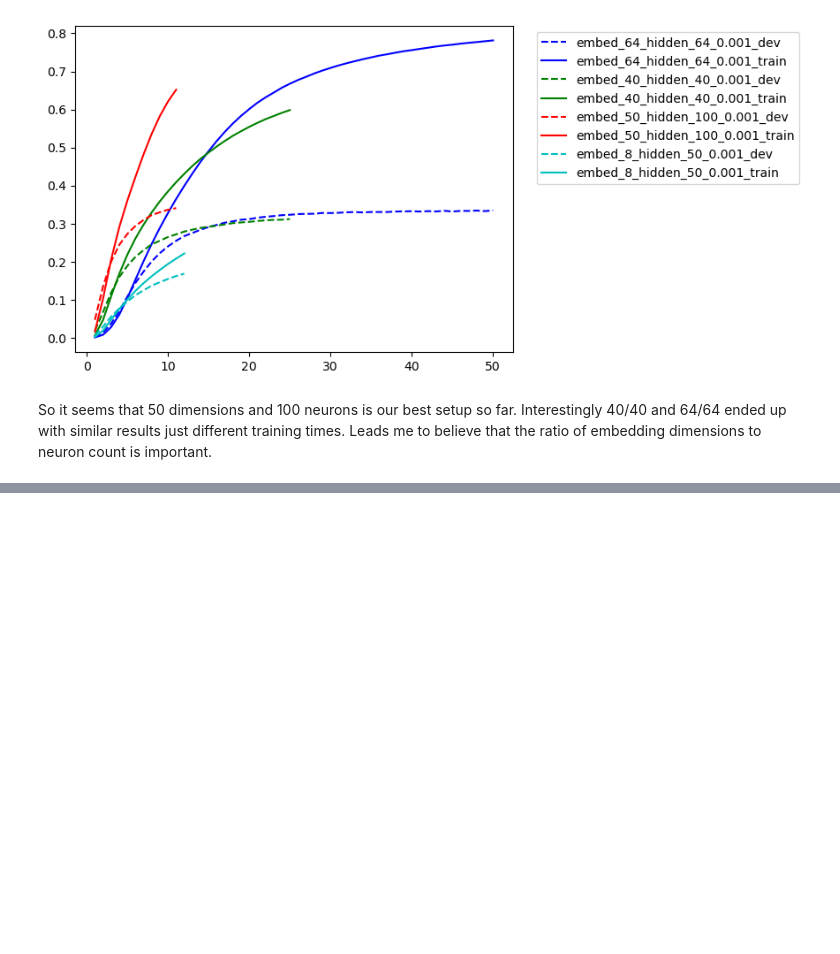
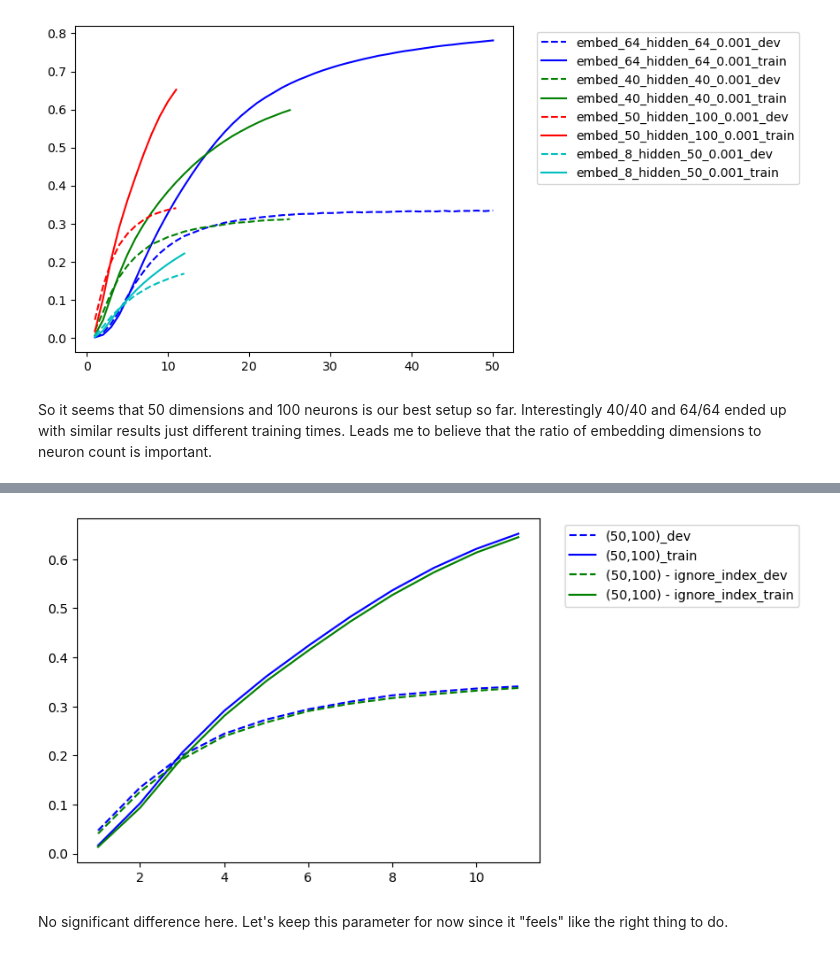
Before and after one commit to spennington/feyer, a Jupyter notebook: 10_model_analysis.ipynb, the cells around one changed output, grey strips where cells are left out. Cells and saved outputs as stored; diff of their text form; code cells hidden in the pictures; blank space fills up the shorter version.

```diff
--- a/10_model_analysis.ipynb
+++ b/10_model_analysis.ipynb
@@ -64,0 +98,20 @@ Let's try a few things using the 50/100 network:
+# %%
+# plot accuracy vs epoch for each
+# plot loss vs epoch for each
+for i in range(len(files)):
+    label = labels_and_results[i][0]
+    result = labels_and_results[i][1]
+
+    num_data_points = len(result['elapsed_times'])
+    epoch_start = offsets[i]
+    epoch_range = list(range(epoch_start, epoch_start + num_data_points))
+
+    plt.plot(epoch_range, result['dev_accu_pcts'], color_map[i] + '--', label=label + '_dev')
+    plt.plot(epoch_range, result['train_accu_pcts'], color_map[i], label=label + '_train')
+
+plt.legend(bbox_to_anchor=(1.04, 1), loc="upper left")
+plt.show()
+# %% [output]
+[figure, added]
+# %% [markdown]
+No significant difference here. Let's keep this parameter for now since it "feels" like the right thing to do.
```
Also changed, not shown: parts of 4 cells of this notebook, 1 other file.
